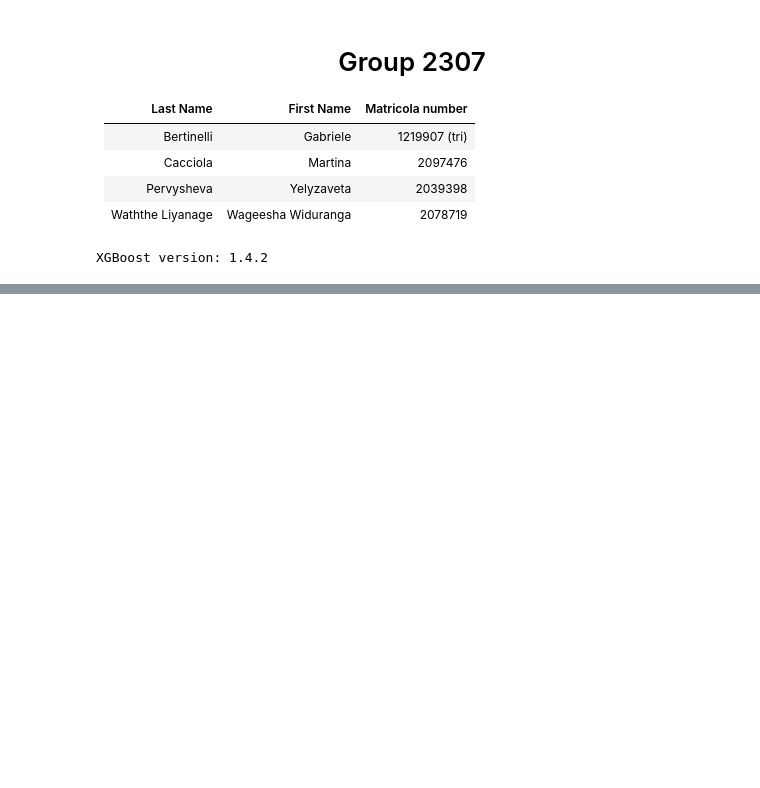
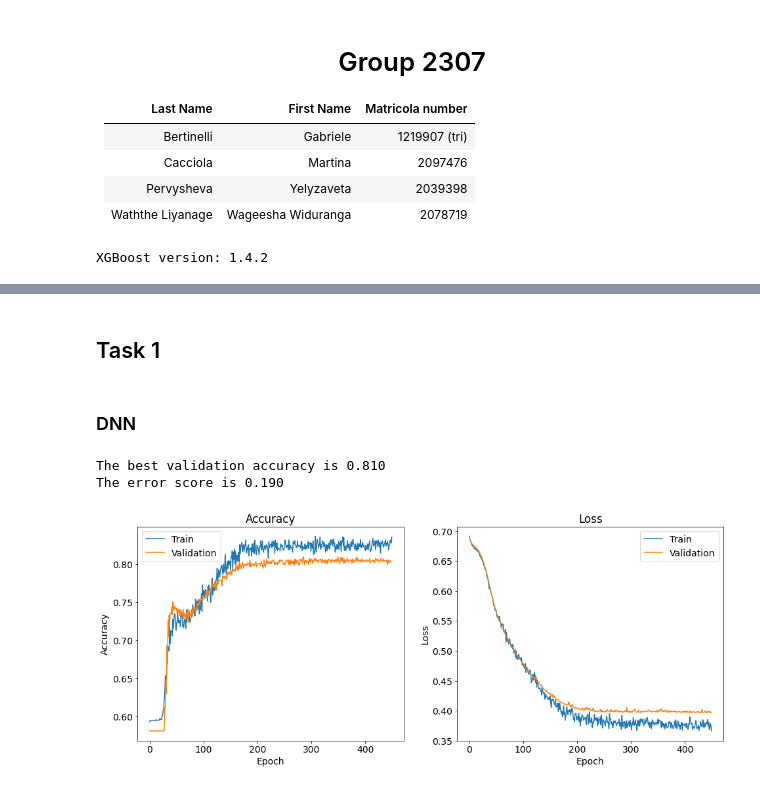
Before and after one commit to Berto70/comp_lab_b, a Jupyter notebook: Exercises/E4/group2307_exercise4.ipynb, the cells around one changed output, grey strips where cells are left out. Saved outputs shown, nothing was run; the diff lists cells and outputs as text; code cells hidden in the pictures; blank space fills up the shorter version.

Commit message:
add task 1/2, need to improve parameters

```diff
--- a/Exercises/E4/group2307_exercise4.ipynb
+++ b/Exercises/E4/group2307_exercise4.ipynb
@@ -254,0 +280,11 @@ errors: 1.90%
+# %% [markdown]
+## Task 1
+# %% [markdown]
+### DNN
+# %%
+def Rescaling(x):
+    X = x/S
+    return X
+
+x_train = Rescaling(x_train)
+x_test = Rescaling(x_test)
@@ -254,0 +322,36 @@ errors: 1.90%
+# %%
+# Printing the max validation accuracy value
+max_val_acc = np.max(fit.history['val_accuracy'])
+print('The best validation accuracy is %.3f' %(max_val_acc))
+print('The error score is %.3f' %(1-np.max(fit.history['val_accuracy'])))
+
+# Creating the plot
+fig = plt.figure(figsize=(16,6))
+ax1 = fig.add_subplot(1,2,1)
+ax2 = fig.add_subplot(1,2,2)
+
+# Accuracy in training and validation
+ax1.plot(fit.history['accuracy'])
+ax1.plot(fit.history['val_accuracy'])
+
+# Setting labels and legend
+ax1.set_title('Accuracy')
+ax1.set_ylabel('Accuracy')
+ax1.set_xlabel('Epoch')
+ax1.legend(['Train', 'Validation'])
+
+# Loss in training and validation
+ax2.plot(fit.history['loss'])
+ax2.plot(fit.history['val_loss'])
+
+# Setting labels and legend
+ax2.set_title('Loss')
+ax2.set_ylabel('Loss')
+ax2.set_xlabel('Epoch')
+ax2.legend(['Train', 'Validation'])
+
+plt.show()
+# %% [output]
+The best validation accuracy is 0.810
+The error score is 0.190
+[figure, added]
```
Also changed, not shown: parts of 10 cells of this notebook.
